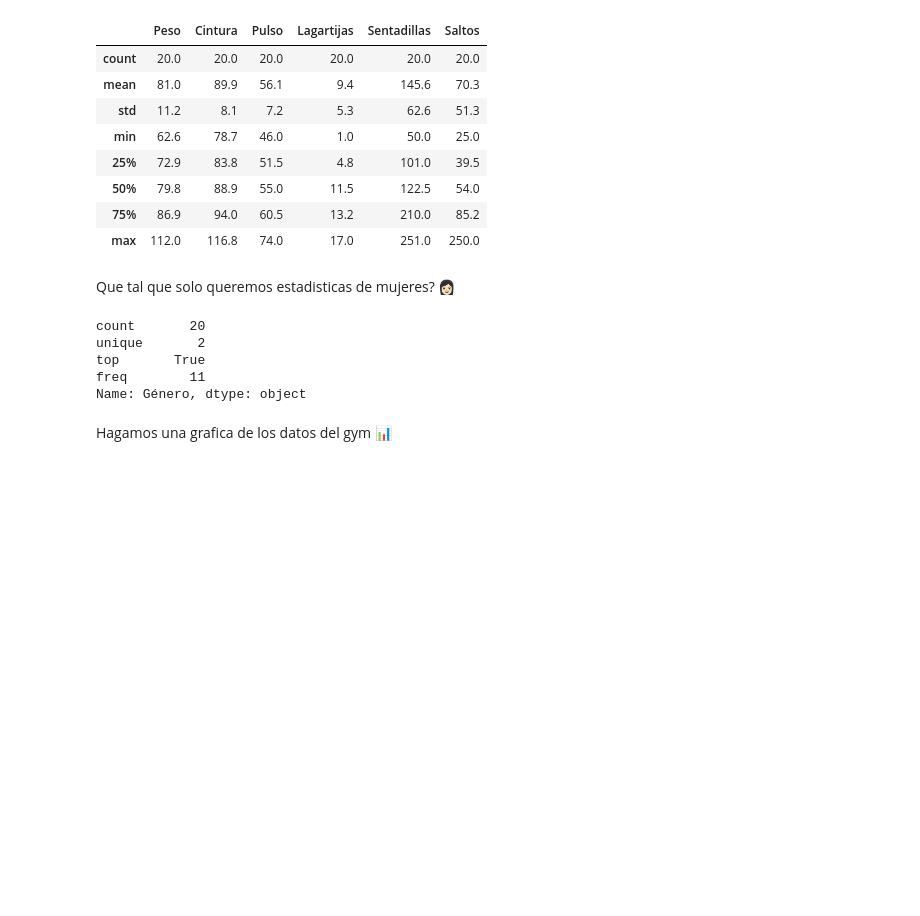
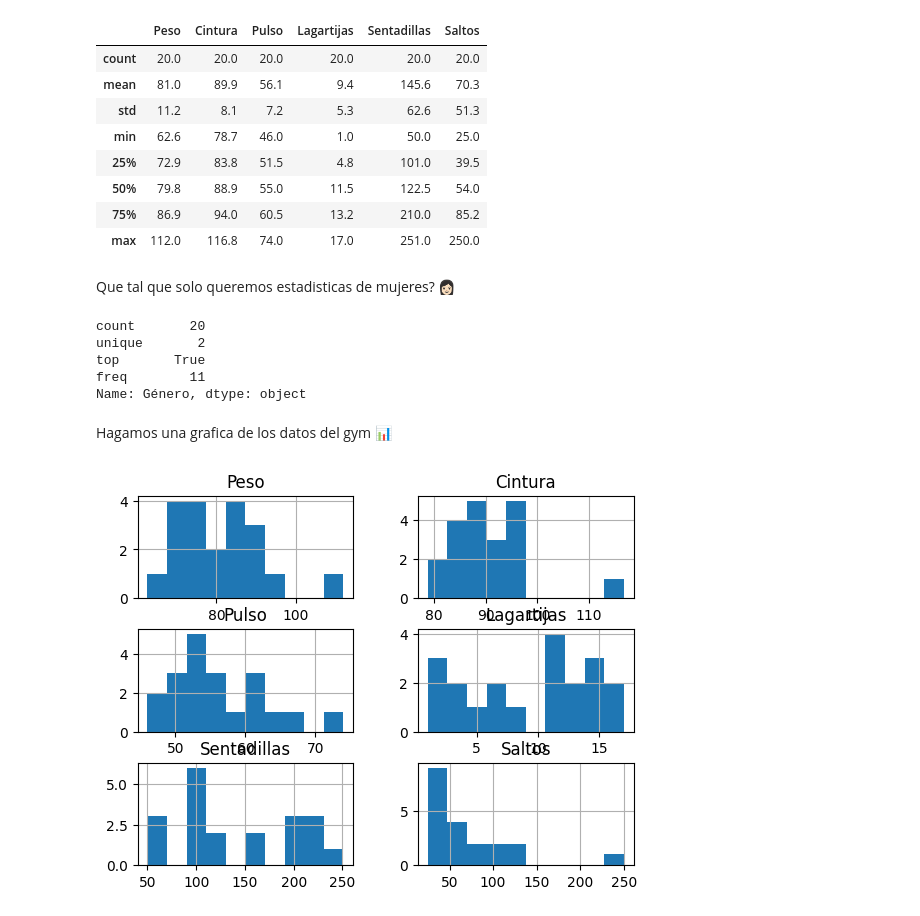
Before and after one commit to xiweichill/6IV8_HuangXiwei_Analisis_De_Datos, a Jupyter notebook: Cuadernos de Trabajo/9.-Archivos .ipynb, the cells around one changed output. Saved outputs shown, nothing was run; the diff lists cells and outputs as text; code cells hidden in the pictures; blank space fills up the shorter version.

```diff
--- a/Cuadernos de Trabajo/9.-Archivos .ipynb
+++ b/Cuadernos de Trabajo/9.-Archivos .ipynb
@@ -237,3 +233,9 @@ freq        11
 Name: Género, dtype: object
 # %% [markdown]
 Hagamos una grafica de los datos del gym 📊
+# %%
+import matplotlib.pyplot as plt
+
+histogram = datosgym.hist()
+# %% [output]
+[figure, added]
```
Also changed, not shown: parts of 1 cell of this notebook.
